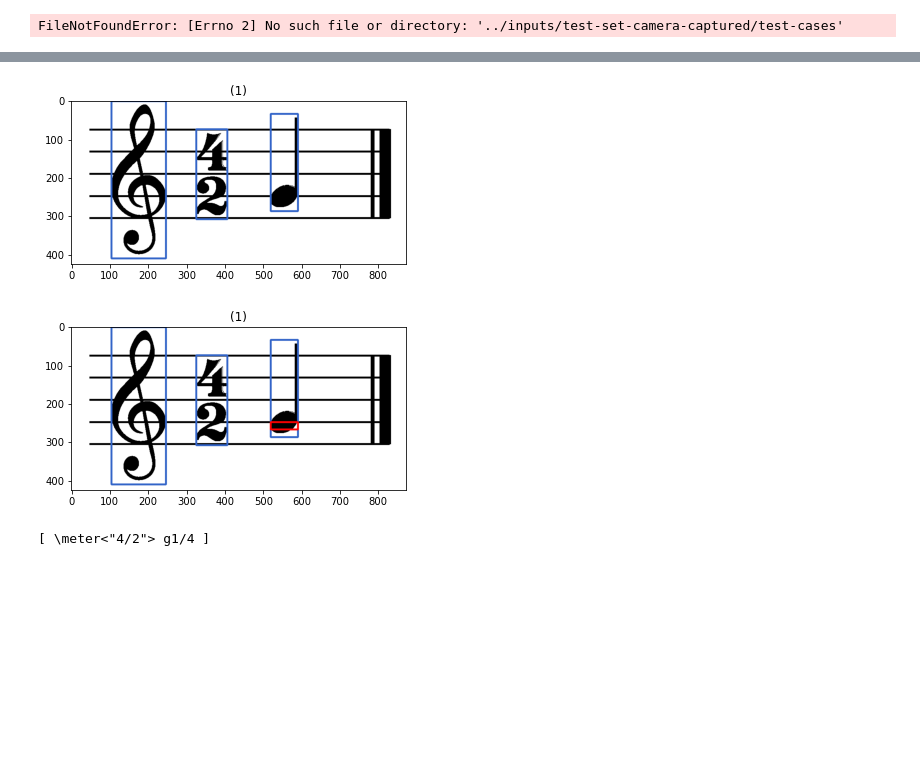
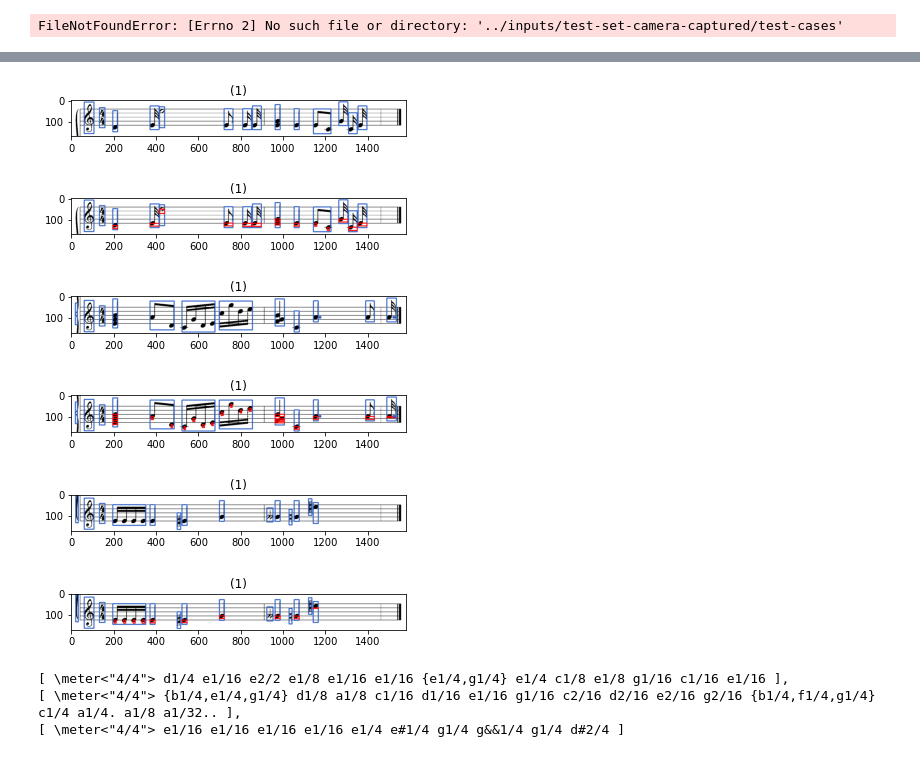
Before and after one commit to aaarafat/Mushido, a Jupyter notebook: notebooks/isolation2.ipynb, the cells around one changed output, grey strips where cells are left out. Cells and saved outputs as stored; diff of their text form; code cells hidden in the pictures; blank space fills up the shorter version.

Commit message:
fix chords

```diff
--- a/notebooks/isolation2.ipynb
+++ b/notebooks/isolation2.ipynb
@@ -562,5 +600,5 @@ print("--- %s seconds ---" % (time.time() - start_time))
 # %%
-    img = cv2.imread(os.path.join(inpath + "test", "10.PNG"))
+    img = cv2.imread(os.path.join(inpath + "test", "02.PNG"))
     img = cv2.cvtColor(img, cv2.COLOR_BGR2GRAY)
     staffs = getStaffs(img)
     sol = []
@@ -602,6 +640,13 @@ print("--- %s seconds ---" % (time.time() - start_time))
 
             if not clef_flag:
                 continue
+
+            # fix wrong chords
+            #if note_type == "chord":
+            #    f, l = notChord(croped, d)
+            #    if f:
+            #        note_type = "b_" + str(l * 4)
+
 
             # fix wrong dots
             if note_type == "dot" and box not in dots:
@@ -652,36 +697,43 @@ print("--- %s seconds ---" % (time.time() - start_time))
 
                 if heads is None:
                     continue
-                note = "{"
+                tmp = []
                 for head in heads:
                     if note[-1] != "{":
                         note += ","
 
                     xh,yh,wh,hh = head
                     yh = yh + (hh // 2) + y
                     xh = xh + x
                     #print(yh)
                     idx = np.abs(lines - yh).argmin()
                     char = line_to_char[idx]
                     char = char[:1] + accidentals + char[1:]
                     accidentals = ""
-                    note += (char + '/' + '4')
+                    tmp.append(char + '/' + '4')
                     cv2.rectangle(cimg, (xh,yh), (xh+wh,yh+hh), (255,0,0),3)
-                note += "}"
+                tmp = sorted(tmp)
+                note = '{' + ','.join(tmp) + '}'
                 notes.append(note)
 
         show_images([cimg])
         sol.append(" ".join(notes))
 
     numberOfSols = len(sol)
     sol = ",\n".join(map("[ {} ]".format, sol))
     with open("out.txt", "w") as f:
         if numberOfSols == 1:
             f.write(sol)
         elif numberOfSols > 1:
             f.write("{{\n{}\n}}".format(sol))
     print(sol)
 # %% [output]
-[figure, old version]
+[figure, new version]
-[figure, old version]
+[figure, new version]
+[figure, added]
+[figure, added]
+[figure, added]
+[figure, added]
-[ \meter<"4/2"> g1/4 ]
+[ \meter<"4/4"> d1/4 e1/16 e2/2 e1/8 e1/16 e1/16 {e1/4,g1/4} e1/4 c1/8 e1/8 g1/16 c1/16 e1/16 ],
+[ \meter<"4/4"> {b1/4,e1/4,g1/4} d1/8 a1/8 c1/16 d1/16 e1/16 g1/16 c2/16 d2/16 e2/16 g2/16 {b1/4,f1/4,g1/4} c1/4 a1/4. a1/8 a1/32.. ],
+[ \meter<"4/4"> e1/16 e1/16 e1/16 e1/16 e1/4 e#1/4 g1/4 g&&1/4 g1/4 d#2/4 ]
```
Also changed, not shown: parts of 2 cells of this notebook, 1 other file.
